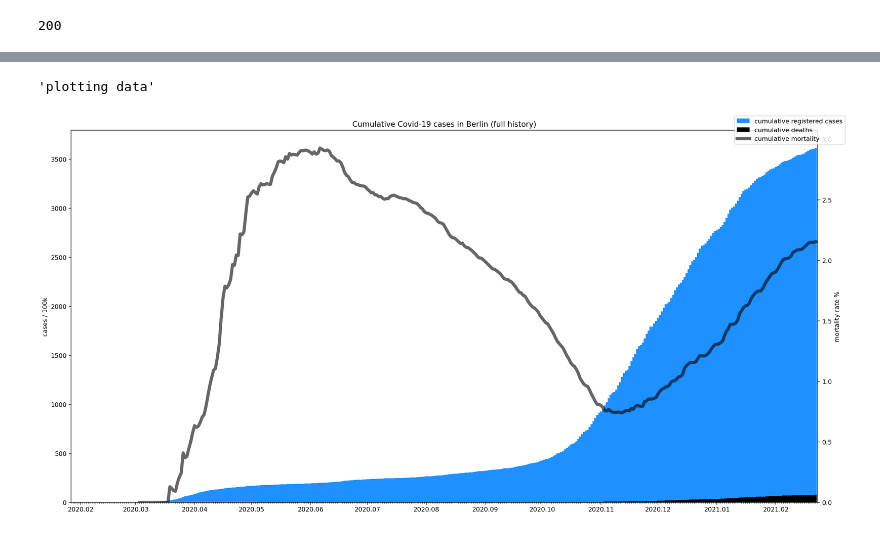
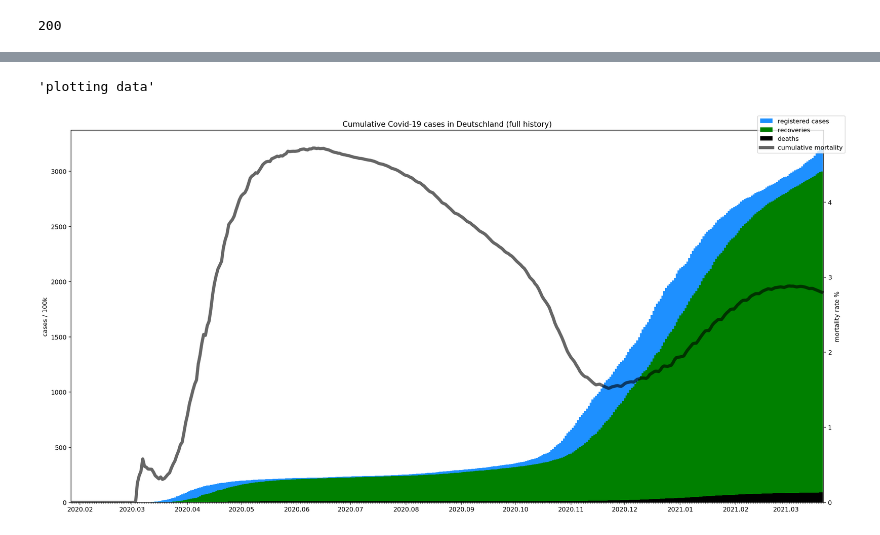
Before and after one commit to dani-corie/covid_chart, a Jupyter notebook: covid.ipynb, the cells around one changed output, grey strips where cells are left out. Drawn from its saved outputs; the diff is of its cells as text; code cells hidden in the pictures.

Commit message:
Stacked bars for cumulative recoveries

```diff
--- a/covid.ipynb
+++ b/covid.ipynb
@@ -26,8 +26,8 @@ r.status
 200
 # %%
 #region_id = "hu"
-#region_id = "de"
-region_id = "de.be"
+region_id = "de"
+#region_id = "de.be"
 
 ma_period = 7
 # Streeck, H., Schulte, B., Kümmerer, B. M., Richter, E., Höller, T., Fuhrmann, C., ... & Hartmann, G. (2020).
@@ -66,8 +66,10 @@ recoveries_ma = ma(recoveries)
 deaths_ma = ma(deaths)
 
 # Notable weekly incidence rates
-weekly_incidence_200 = 200.0 / 7.0
-weekly_incidence_50 = 50.0 / 7.0
+weekly_incidence_hi = 100.0 / 7.0
+weekly_incidence_hi_label = 'weekly incidence of 100 / 100k'
+weekly_incidence_lo = 50.0 / 7.0
+weekly_incidence_lo_label = 'weekly incidence of 50 / 100k'
 
 # Some matplotlib date stuff
 today = mdate.date2num(datetime.date.today())
@@ -164,29 +166,29 @@ fig2.legend()
 # %%
 fig3, ax31 = plt.subplots(figsize=(18,9), dpi=157)
 
 ax31.set_title("Cumulative Covid-19 cases in " + region[2] + " (full history)")
 
 ax31.xaxis.set_major_locator(month_locator)
 ax31.xaxis.set_major_formatter(month_formatter)
 ax31.xaxis.set_minor_locator(day_locator)
 
 ax31.set_xlim(x[0], today)
 ax31.set_ylabel('cases / 100k')
 #ax31.bar(x, mortality_inferred_cumulative_cases, color='yellow', label='cum. cases inferred from deaths', width=1, align='center')
-ax31.bar(x, cumulative_cases, color='dodgerblue', label='cumulative registered cases', width=1, align='center')
-#ax31.bar(x, cumulative_recoveries, color='green', label='cumulative recoveries', width=1, align='center')
-ax31.bar(x, cumulative_deaths, color='black', label='cumulative deaths', width=1, align='center')
+ax31.bar(x, cumulative_cases, color='dodgerblue', label='registered cases', width=1, align='center')
+ax31.bar(x, cumulative_recoveries, bottom=cumulative_deaths, color='green', label='recoveries', width=1, align='center')
+ax31.bar(x, cumulative_deaths, color='black', label='deaths', width=1, align='center')
 ax31.set_ylim(ymin=0)
 
 ax32 = ax31.twinx()
 ax32.set_ylabel('mortality rate %')
 ax32.plot(x, cumulative_mortality_rate, label='cumulative mortality', color='black', alpha=0.6, linewidth=5)
 ax32.set_ylim(ymin=0)
 
 fig3.tight_layout()
 fig3.legend()
 
 "plotting data"
 # %% [output]
 'plotting data'
-[figure, old version]
+[figure, new version]
```
Also changed, not shown: parts of 3 cells of this notebook.
